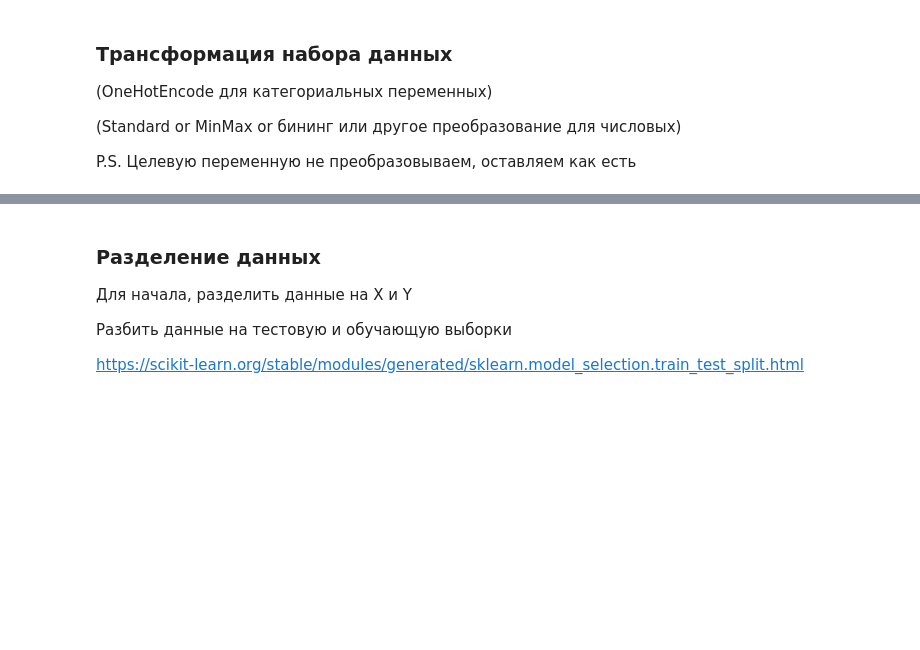
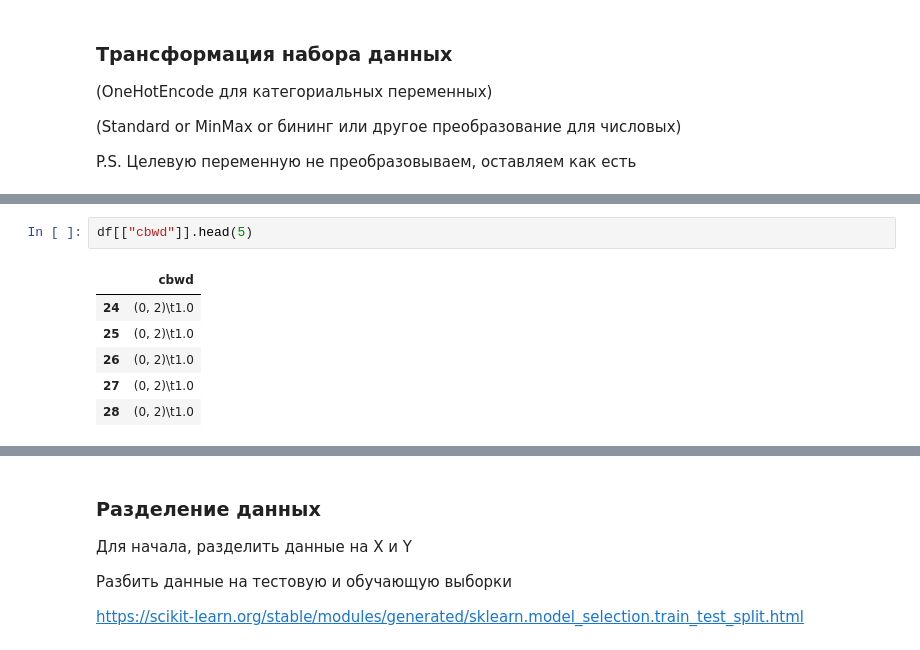
Before and after one commit to kaimakov-rk/kokoko, a Jupyter notebook: Copy_of_Задание_5.ipynb, the cells around one changed output, grey strips where cells are left out. Drawn from its saved outputs; the diff is of its cells as text; blank space fills up the shorter version.

```diff
--- a/Copy_of_Задание_5.ipynb
+++ b/Copy_of_Задание_5.ipynb
@@ -216,0 +133,9 @@ P.S. Целевую переменную не преобразовываем, о
+# %%
+df[["cbwd"]].head(5)
+# %% [output]
+|  | cbwd |
+| 24 | (0, 2)\t1.0 |
+| 25 | (0, 2)\t1.0 |
+| 26 | (0, 2)\t1.0 |
+| 27 | (0, 2)\t1.0 |
+| 28 | (0, 2)\t1.0 |
```
Also changed, not shown: parts of 13 cells of this notebook.
